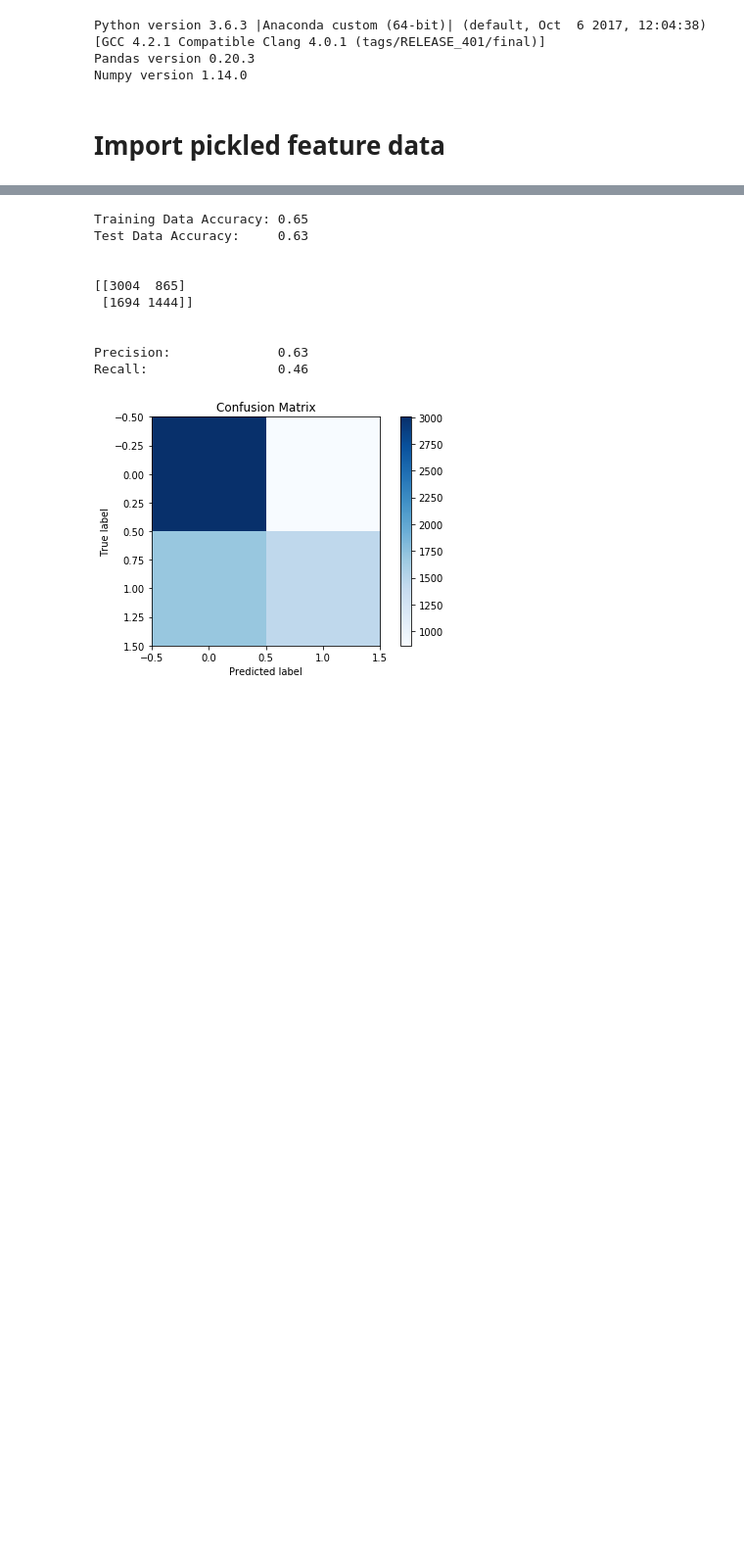
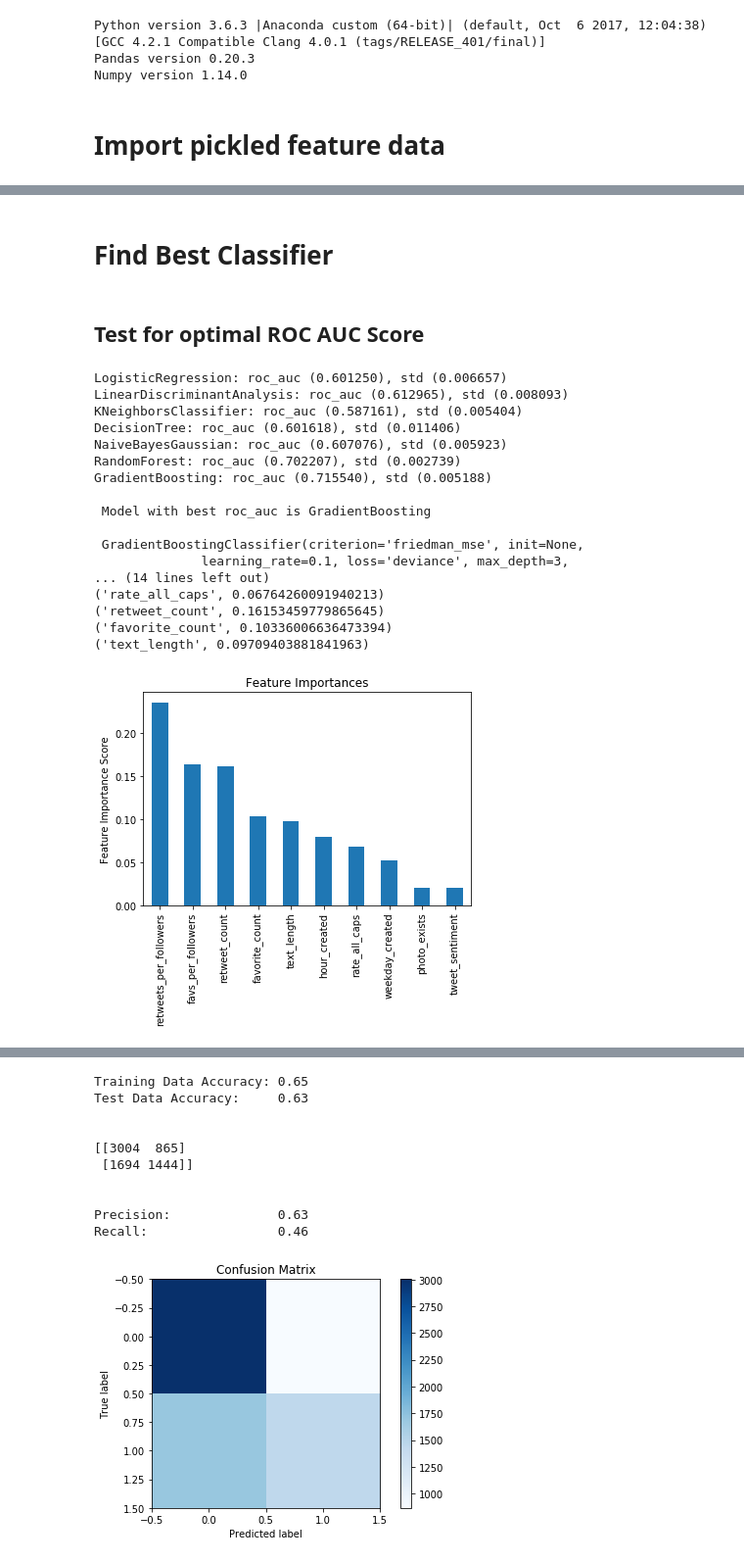
Before and after one commit to TifMoe/mcnulty-project, a Jupyter notebook: Model Testing.ipynb, the cells around one changed output, grey strips where cells are left out. Shown at 98% size. Cells and saved outputs as stored; diff of their text form; code cells hidden in the pictures; blank space fills up the shorter version.

```diff
--- a/Model Testing.ipynb
+++ b/Model Testing.ipynb
@@ -36,6 +40,3 @@ data.head()
 | 2 | 9.533464e+17 | 19 | 1 | 0 | 1 | 0.000212 | ... |
 | 3 | 9.536457e+17 | 15 | 2 | 0 | 1 | 0.000610 | ... |
 | 4 | 9.536777e+17 | 17 | 2 | 0 | 1 | 0.000478 | ... |
-# %%
-y = data.pop('target')
-X = data.drop(['id'], axis=1)
@@ -105,0 +69,14 @@ def cross_validation_kfold(features, target, num_folds, model, scale=True):
+# %%
+def split_train_test(features, target, test_size, seed):
+    """
+    Split data into training and test sets before cross validation on training set
+    """
+    assert isinstance(features, np.ndarray) and isinstance(target, np.ndarray), 'Inputs and target must be np.arrays'
+
+    # Split features and response into training and validation sets
+    validation_size = test_size
+    X_train, X_validation, Y_train, Y_validation = train_test_split(features, target,
+                                                                    test_size=validation_size,
+                                                                    random_state=seed)
+
+    return X_train, X_validation, Y_train, Y_validation
@@ -105,0 +147,38 @@ def cross_validation_kfold(features, target, num_folds, model, scale=True):
+# %% [markdown]
+# Find Best Classifier
+# %%
+target_array = np.array(data.pop('target'))
+
+features = data.drop(['id'], axis=1)
+features_array = np.array(features)
+# %%
+X_train, X_validation, Y_train, Y_validation = split_train_test(features=features_array, target=target_array,
+                                                                test_size=.2, seed=42)
+# %% [markdown]
+## Test for optimal ROC AUC Score
+# %%
+best_clf = find_best_classifier(features=X_train,
+                                target=Y_train,
+                                seed=42,
+                                k_folds=5,
+                                crossval_scoring='roc_auc',
+                                feature_names=list(features))
+# %% [output]
+LogisticRegression: roc_auc (0.601250), std (0.006657)
+LinearDiscriminantAnalysis: roc_auc (0.612965), std (0.008093)
+KNeighborsClassifier: roc_auc (0.587161), std (0.005404)
+DecisionTree: roc_auc (0.601618), std (0.011406)
+NaiveBayesGaussian: roc_auc (0.607076), std (0.005923)
+RandomForest: roc_auc (0.702207), std (0.002739)
+GradientBoosting: roc_auc (0.715540), std (0.005188)
+
+ Model with best roc_auc is GradientBoosting
+
+ GradientBoostingClassifier(criterion='friedman_mse', init=None,
+              learning_rate=0.1, loss='deviance', max_depth=3,
+... (14 lines left out)
+('rate_all_caps', 0.06764260091940213)
+('retweet_count', 0.16153459779865645)
+('favorite_count', 0.10336006636473394)
+('text_length', 0.09709403881841963)
+[figure, added]
```
Also changed, not shown: parts of 16 cells of this notebook, 2 other files.
